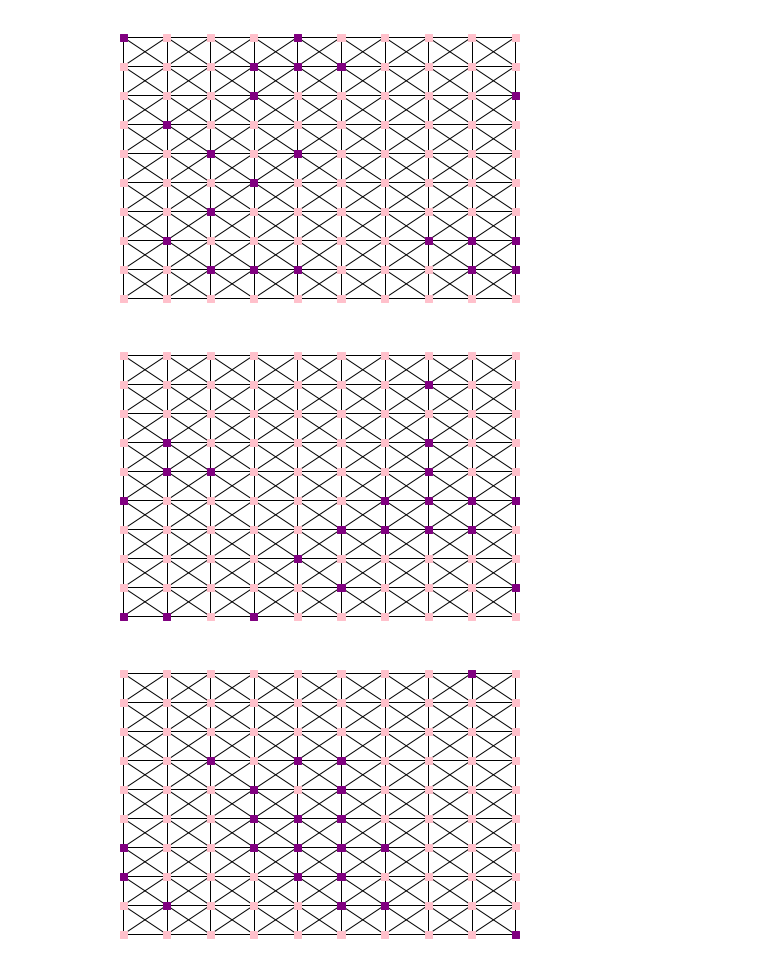
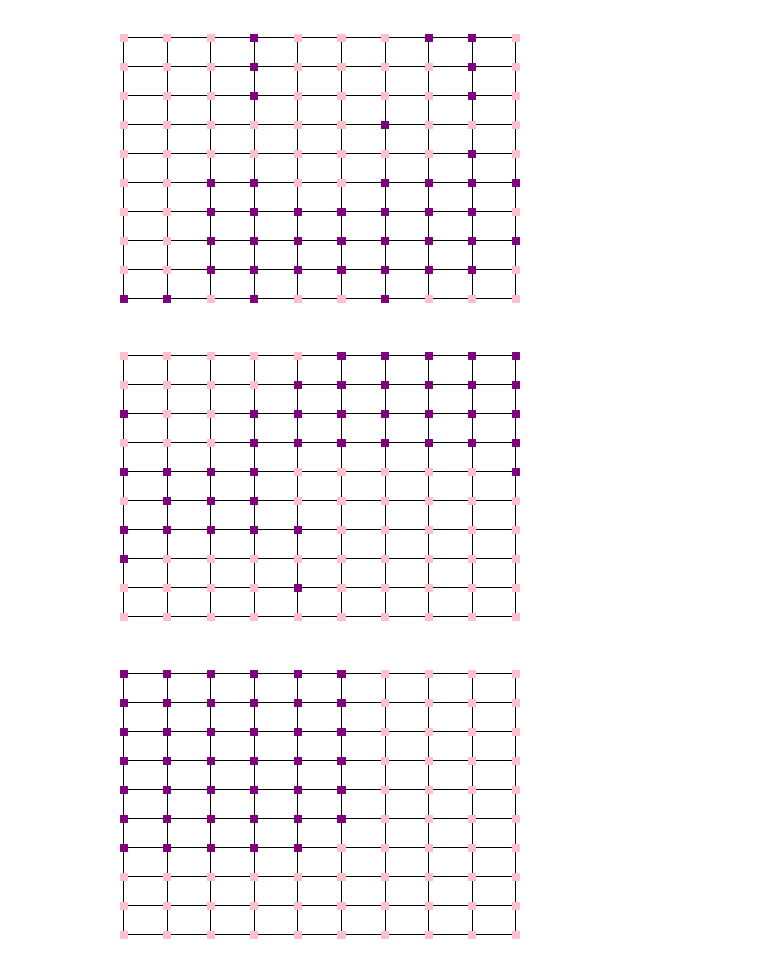
Before and after one commit to vrdi/Week6Capy, a Jupyter notebook: grid_minority_distributions.ipynb, the cells around one changed output. Saved outputs shown, nothing was run; the diff lists cells and outputs as text; code cells hidden in the pictures.

Commit message:
Add preferential attachment pickles, update grid_minority_distributions to show how these pickles were generate

```diff
--- a/grid_minority_distributions.ipynb
+++ b/grid_minority_distributions.ipynb
@@ -112,16 +112,20 @@ for k in range(10):
 cluster_param = 2
 dual_graph_list = []
 
-for i in range(10):
-
+#For multiplicative weights
+for cluster_param in [-4,-2,-1,-0.5,0,0.5,1,2,4,8]:
+#For exponential weights
+#for cluster_param in [0.25,0.5,0.75,1,1.5,2,4,8,16,32]:
     gn = 5
     k = 2
     ns = 50
-    p = 0.2
+    p = 0.4
 
     graph = nx.grid_graph([k * gn, k * gn])
 
     # this part adds queen adjacency
+    # Commented out for now to line up with other 10x10 grids we've done
+    '''
     for i in range(k*gn-1):
        for j in range(k*gn):
            if j<(k*gn-1):
@@ -130,7 +134,7 @@ for i in range(10):
            if j >0:
                graph.add_edge((i,j),(i+1,j-1))
                graph[(i,j)][(i+1,j-1)]["shared_perim"]=0
-
+    '''
 
     #color all nodes pink
     for n in graph.nodes():
@@ -145,7 +149,6 @@ for i in range(10):
     graph.node[random_node]["purple"]=1
 
     #Pick p percent of nodes to be purple
-
     for i in range(int(p*len(graph.nodes()))):
         population = []
         weights = []
@@ -157,8 +160,11 @@ for i in range(10):
                     count += 1
             if graph.nodes[n]["pink"] == 1:
                 population.append(n)
+                #Multiplicative weights
                 weights.append((count+1)**cluster_param)
-        sample = choices(population, weights)
+                #Exponential Weights
+                #weights.append(cluster_param**count)
+        sample = random.choices(population, weights)
         graph.node[sample[0]]["pink"]=0
         graph.node[sample[0]]["purple"]=1
 
@@ -173,5 +179,6 @@ for i in range(10):
         node_shape="s",
     )
     plt.show()
+
     dual_graph_list.append(graph)
 # %% [output]
@@ -185,5 +192,5 @@ for i in range(10):
-[figure, old version]
+[figure, new version]
-[figure, old version]
+[figure, new version]
-[figure, old version]
+[figure, new version]
 # %%
 import pickle
```
Also changed, not shown: parts of 6 cells of this notebook.
